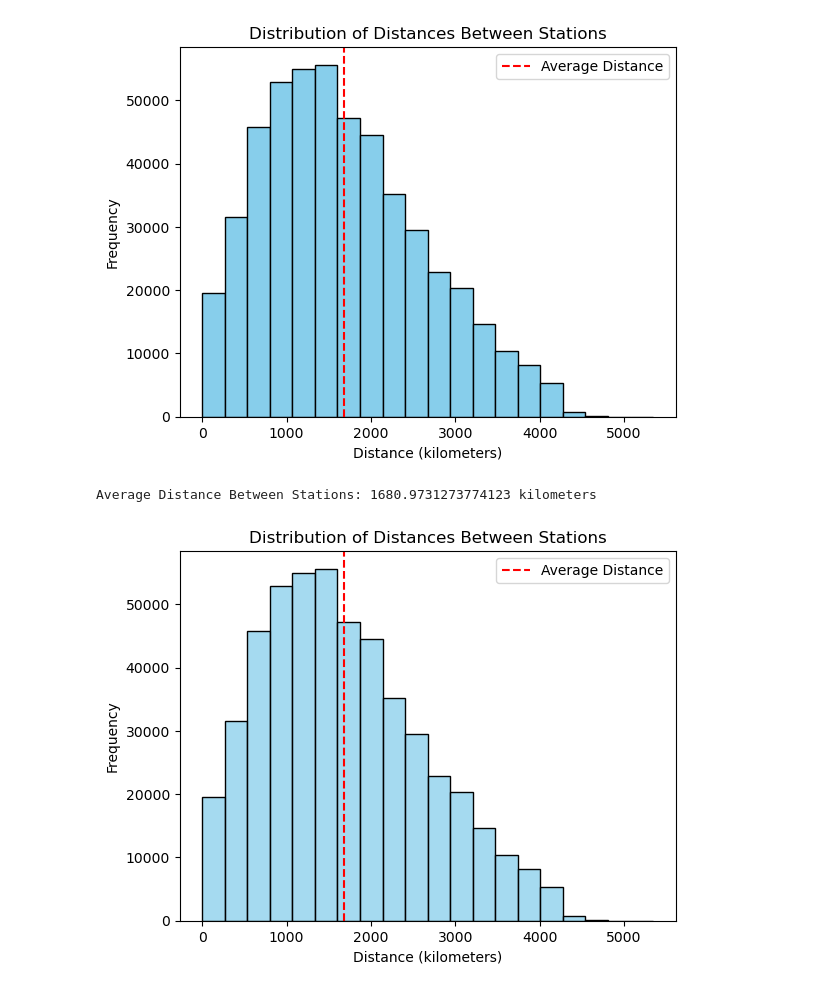
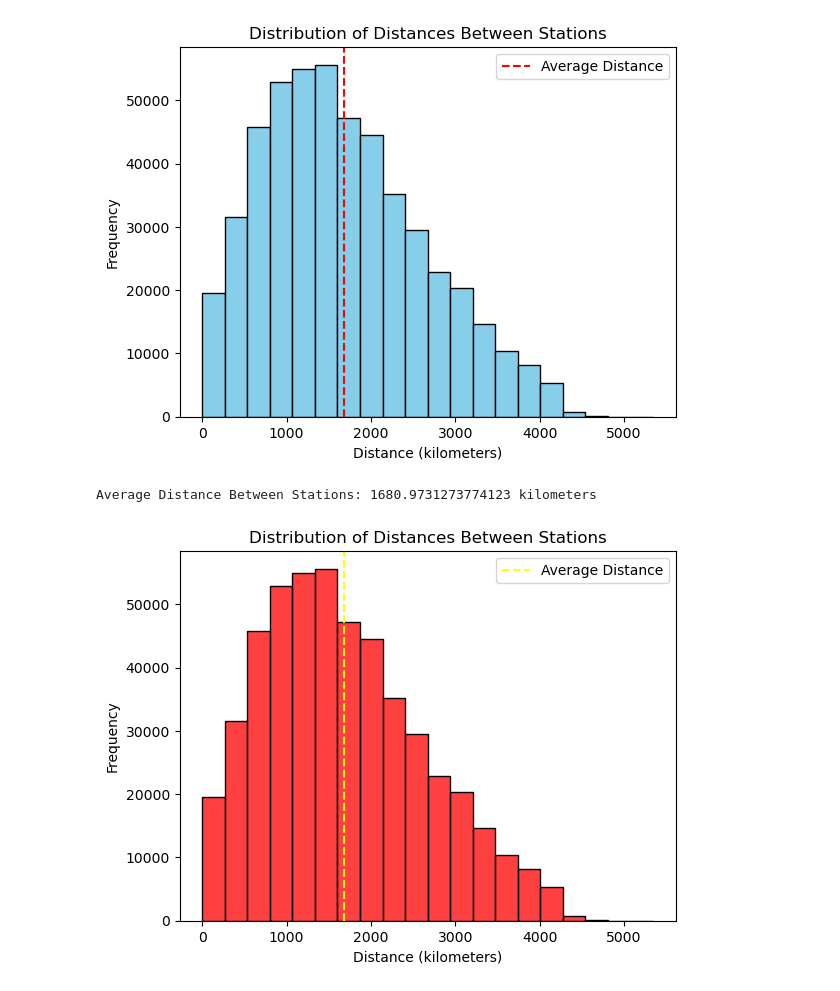
Before and after one commit to Brandon-C92/National_Alt_Fuel_Database, a Jupyter notebook: src/Fuel_stats-1.ipynb, the cells around one changed output. Drawn from its saved outputs; the diff is of its cells as text; code cells hidden in the pictures.

```diff
--- a/data/Fuel_stats-1.ipynb
+++ b/src/Fuel_stats-1.ipynb
@@ -608,16 +608,16 @@ Average Distance Between Stations: 1680.9731273774123 kilometers
 # %%
 average_distance = np.mean(distances)
 
 print("Average Distance Between Stations:", average_distance, "kilometers")
 
 # Plot histogram of distances using Seaborn
-sns.histplot(distances, bins=20, color='skyblue', edgecolor='black')
+sns.histplot(distances, bins=20, color='red', edgecolor='black')
 plt.xlabel('Distance (kilometers)')
 plt.ylabel('Frequency')
 plt.title('Distribution of Distances Between Stations')
-plt.axvline(x=average_distance, color='red', linestyle='--', label='Average Distance')
+plt.axvline(x=average_distance, color='yellow', linestyle='--', label='Average Distance')
 plt.legend()
 plt.show()
 # %% [output]
 Average Distance Between Stations: 1680.9731273774123 kilometers
-[figure, old version]
+[figure, new version]
```
Also changed, not shown: 3 other files.
